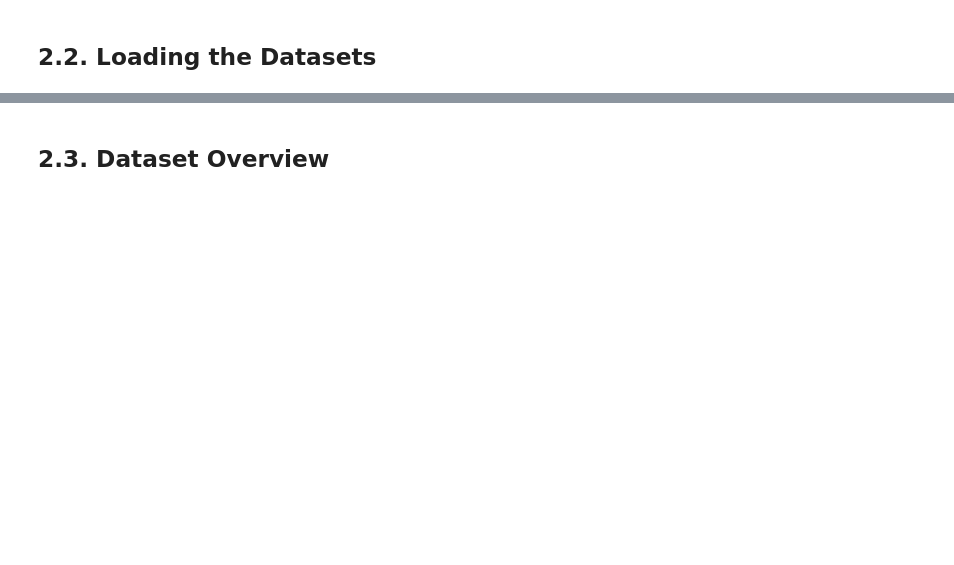
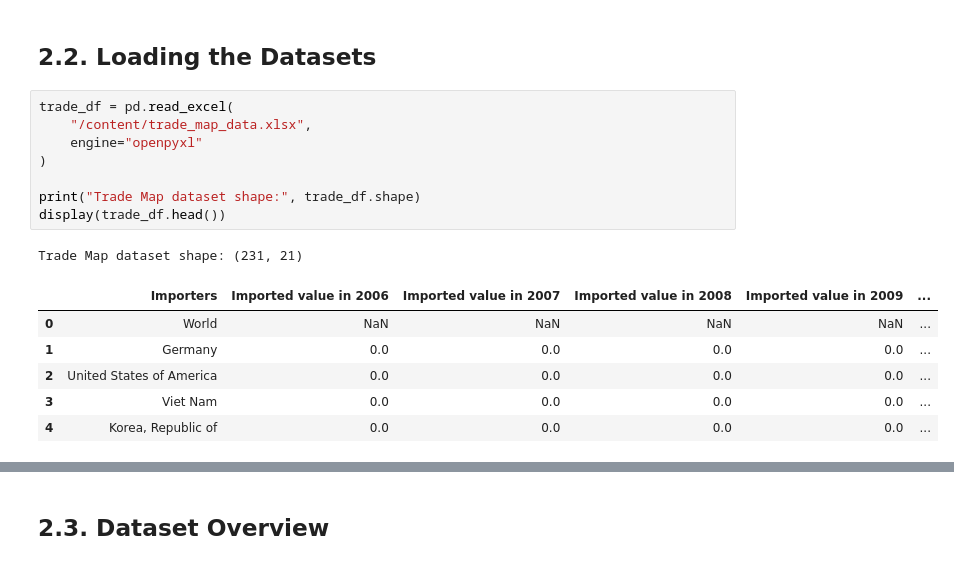
Before and after one commit to atessberfin/voltradar, a Jupyter notebook: notebooks/VoltRadar_Masters_Thesis.ipynb, the cells around one changed output, grey strips where cells are left out. Drawn from its saved outputs; the diff is of its cells as text; blank space fills up the shorter version.

```diff
--- a/notebooks/VoltRadar_Masters_Thesis.ipynb
+++ b/notebooks/VoltRadar_Masters_Thesis.ipynb
@@ -9,2 +29,18 @@
 # %% [markdown]
 ## **2.2. Loading the Datasets**
+# %%
+trade_df = pd.read_excel(
+    "/content/trade_map_data.xlsx",
+    engine="openpyxl"
+)
+
+print("Trade Map dataset shape:", trade_df.shape)
+display(trade_df.head())
+# %% [output]
+Trade Map dataset shape: (231, 21)
+|  | Importers | Imported value in 2006 | Imported value in 2007 | Imported value in 2008 | Imported value in 2009 | ... |
+| 0 | World | NaN | NaN | NaN | NaN | ... |
+| 1 | Germany | 0.0 | 0.0 | 0.0 | 0.0 | ... |
+| 2 | United States of America | 0.0 | 0.0 | 0.0 | 0.0 | ... |
+| 3 | Viet Nam | 0.0 | 0.0 | 0.0 | 0.0 | ... |
+| 4 | Korea, Republic of | 0.0 | 0.0 | 0.0 | 0.0 | ... |
```
Also changed, not shown: parts of 8 cells of this notebook.
